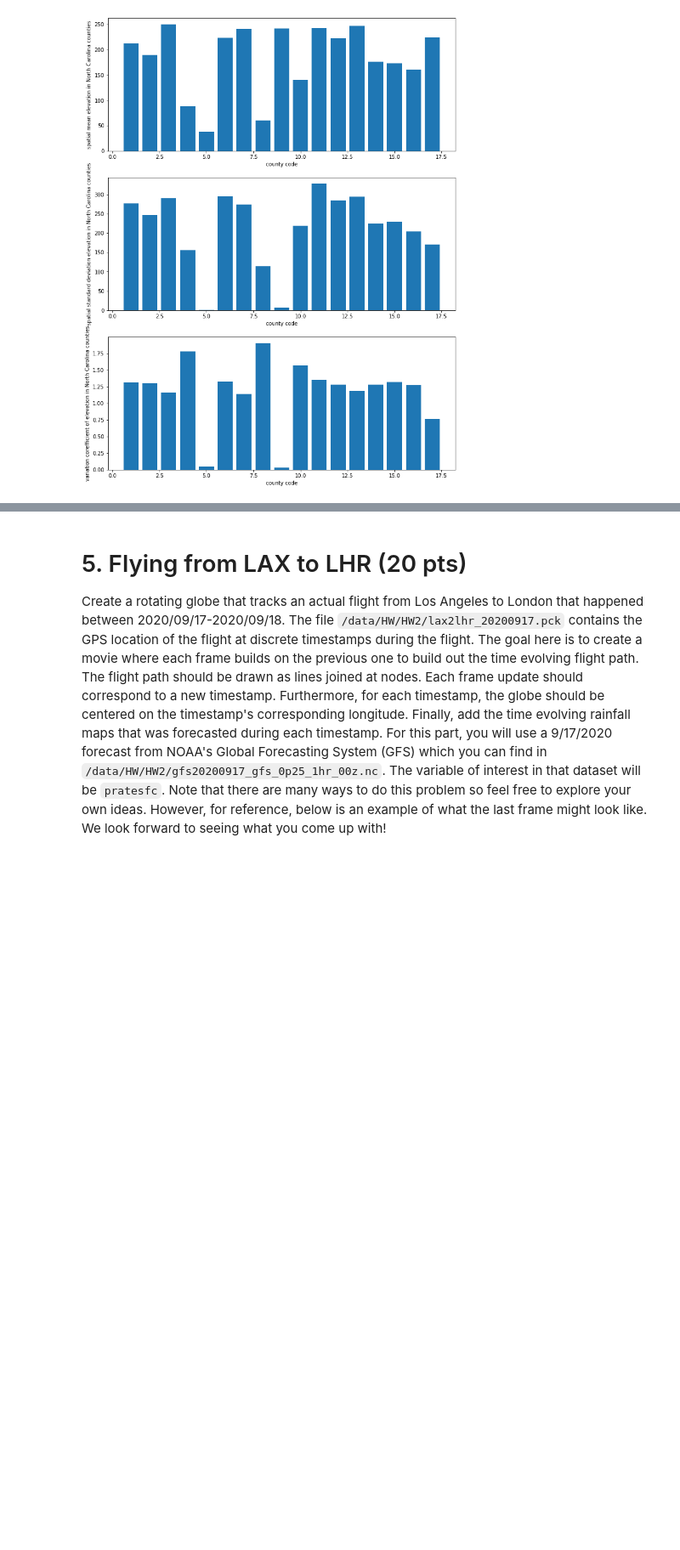
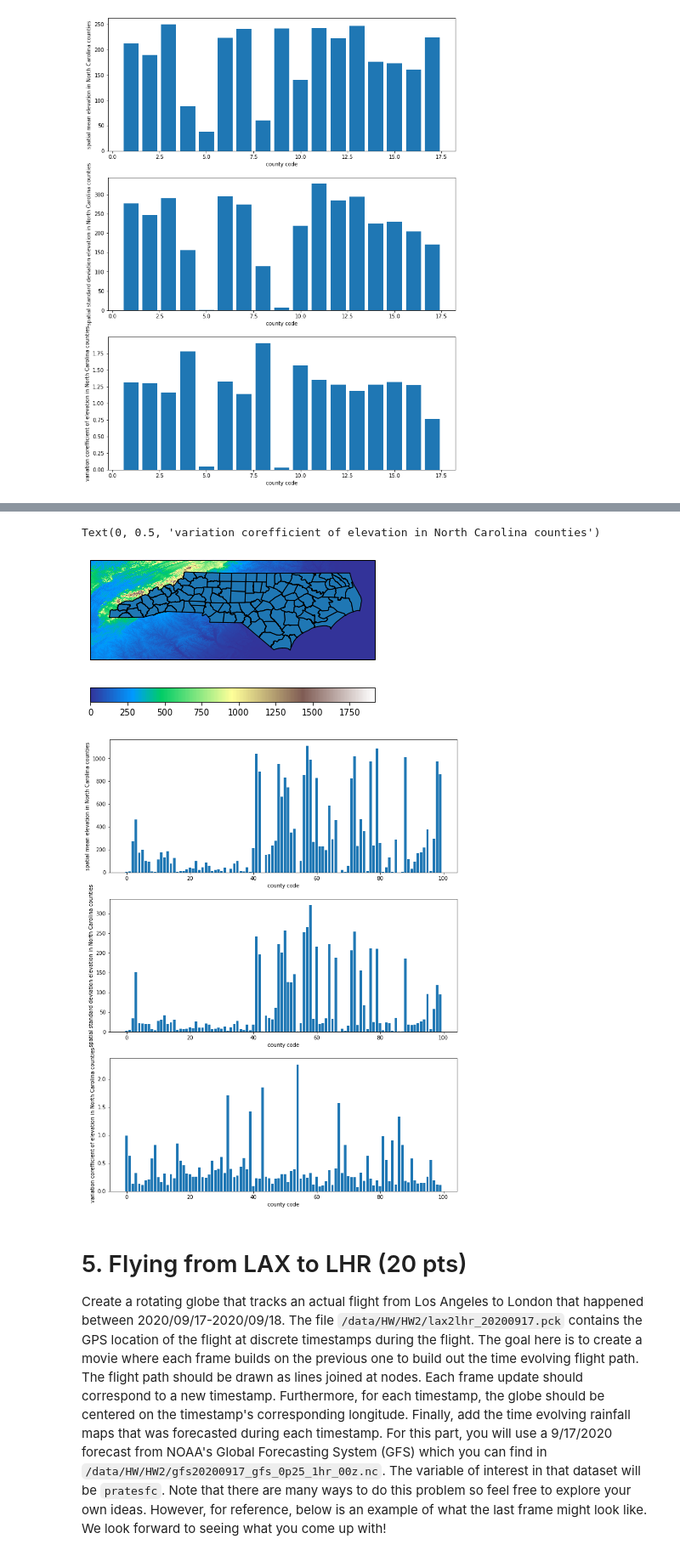
Before and after one commit to LG0123/ESDA_LG0123, a Jupyter notebook: HW2.ipynb, the cells around one changed output, grey strips where cells are left out. Shown at 85% size. Drawn from its saved outputs; the diff is of its cells as text; code cells hidden in the pictures; blank space fills up the shorter version.

```diff
--- a/HW2.ipynb
+++ b/HW2.ipynb
@@ -224,3 +237,60 @@ Text(0, 0.5, 'variation corefficient of elevation in North Carolina counties')
+# %%
+import rasterio.mask
+import scipy.stats
+
+dem=rasterio.open('/home/jovyan/work/ESDA_lg/second_nc.tif').read(1)
+tmp=gpd.GeoDataFrame.from_file('/data/HW/HW2/NCDOT_County_Boundaries.shp')
+tmpWGS84=tmp.to_crs({'proj':'longlat','ellps':'WGS84','datum':'WGS84'})
+tmpWGS84.to_file('/home/jovyan/work/ESDA_lg/second.shp')
+
+county=cartopy.io.shapereader.Reader('/home/jovyan/work/ESDA_lg/second.shp').geometries()
+img_extent=[-85,-75,33.5,37]
+ax=plt.axes(projection=cartopy.crs.PlateCarree())
+im=plt.imshow(dem,transform=cartopy.crs.PlateCarree(),cmap=plt.get_cmap('terrain'),extent=(img_extent))
+ax.add_feature(cartopy.feature.ShapelyFeature(county,cartopy.crs.PlateCarree(),edgecolor='black'))
+cb=plt.colorbar(im,orientation='horizontal')
+
+shp='/home/jovyan/work/ESDA_lg/second.shp'
+rast='/home/jovyan/work/ESDA_lg/second_nc.tif'
+shpdata=gpd.GeoDataFrame.from_file(shp)
+rastdata=rasterio.open(rast)
+
+outdata=[[]for i in range(100)]
+for i in range(0,len(shpdata)):
+    geo=shpdata.geometry[i]
+    feature=[geo.__geo_interface__]
+    outimg,outtrans = rasterio.mask.mask(rastdata,feature,all_touched=True,crop=True,nodata=rastdata.nodata)
+    outlist=outimg.data.tolist()
+    outlist=outlist[0]
+    for k in range(len(outlist)):
+        for j in range(len(outlist[k])):
+            if outlist[k][j]>=0:
+                outdata[i].append(outlist[k][j])
+mean=[]
+std=[]
+var=[]
+
+for i in range(0,len(outdata)):
+    mean.append(np.mean(outdata[i]))
+    std.append(np.std(outdata[i]))
+    var.append(scipy.stats.variation(outdata[i],axis=0))
+
+
+code=np.arange(len(outdata))
+fig,axs=plt.subplots(3,figsize=(12,16))
+axs[0].bar(code,mean)
+axs[0].set_xlabel('county code')
+axs[0].set_ylabel('spatial mean elevation in North Carolina counties')
+axs[1].bar(code,std)
+axs[1].set_xlabel('county code')
+axs[1].set_ylabel('spatial standard deviation elevation in North Carolina counties')
+axs[2].bar(code,var)
+axs[2].set_xlabel('county code')
+axs[2].set_ylabel('variation corefficient of elevation in North Carolina counties')
+# %% [output]
+Text(0, 0.5, 'variation corefficient of elevation in North Carolina counties')
+[figure, added]
+[figure, added]
 # %% [markdown]
 # 5. Flying from LAX to LHR (20 pts)
 
```
Also changed, not shown: parts of 2 cells of this notebook.
